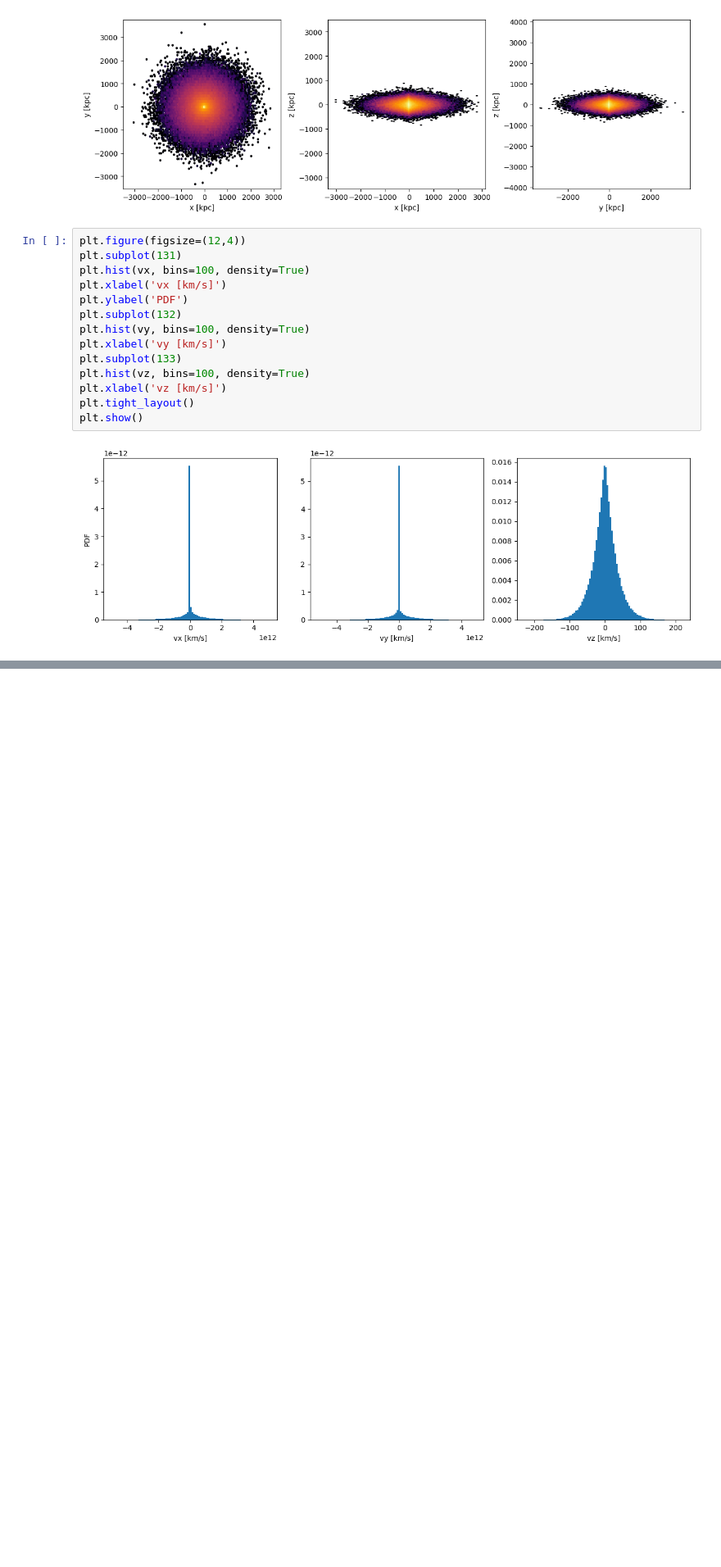
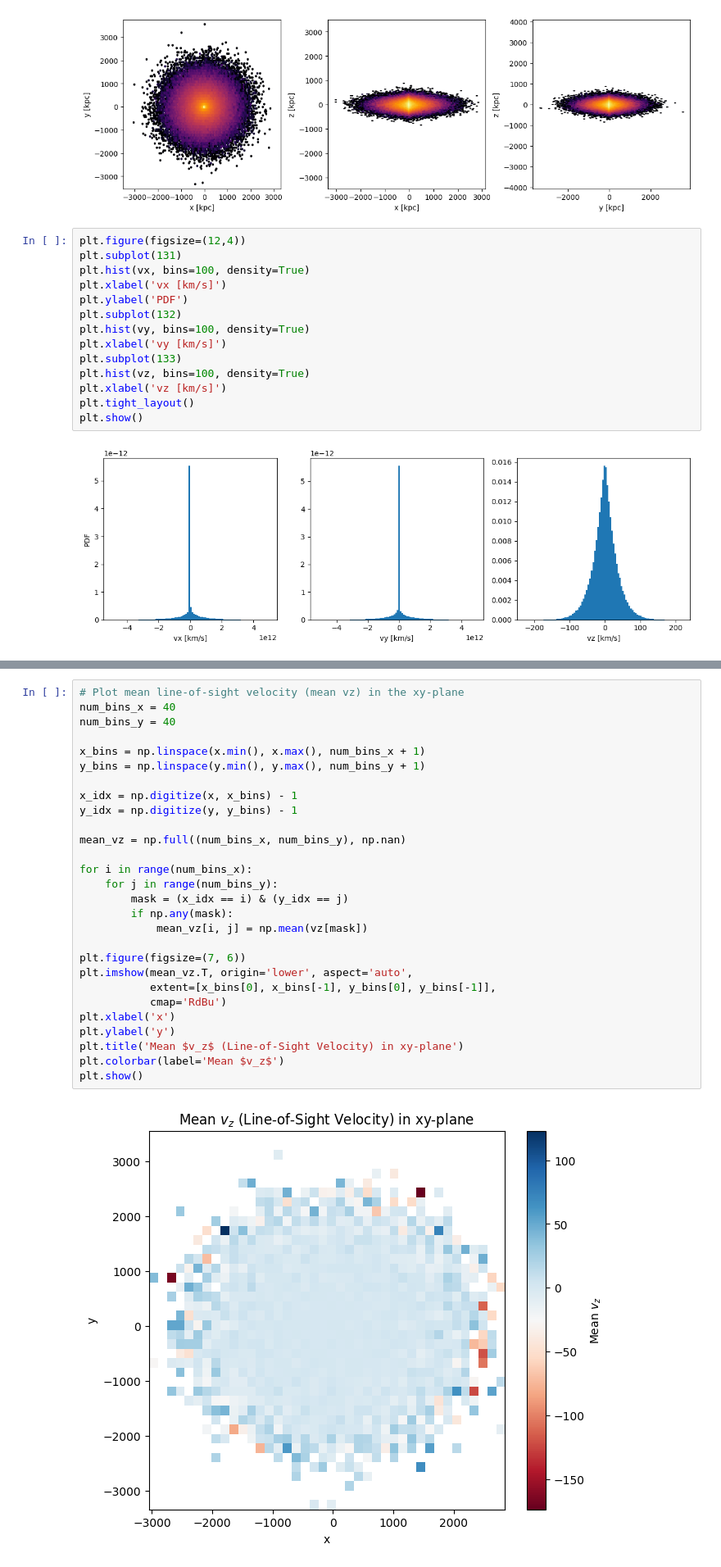
Before and after one commit to anschaible/phoenix, a Jupyter notebook: notebooks/action_sampling.ipynb, the cells around one changed output, grey strips where cells are left out. Shown at 82% size. Cells and saved outputs as stored; diff of their text form; blank space fills up the shorter version.

```diff
--- a/notebooks/action_sampling.ipynb
+++ b/notebooks/action_sampling.ipynb
@@ -108,0 +195,30 @@ plt.show()
+# %%
+# Plot mean line-of-sight velocity (mean vz) in the xy-plane
+num_bins_x = 40
+num_bins_y = 40
+
+x_bins = np.linspace(x.min(), x.max(), num_bins_x + 1)
+y_bins = np.linspace(y.min(), y.max(), num_bins_y + 1)
+
+x_idx = np.digitize(x, x_bins) - 1
+y_idx = np.digitize(y, y_bins) - 1
+
+mean_vz = np.full((num_bins_x, num_bins_y), np.nan)
+
+for i in range(num_bins_x):
+    for j in range(num_bins_y):
+        mask = (x_idx == i) & (y_idx == j)
+        if np.any(mask):
+            mean_vz[i, j] = np.mean(vz[mask])
+
+plt.figure(figsize=(7, 6))
+plt.imshow(mean_vz.T, origin='lower', aspect='auto',
+           extent=[x_bins[0], x_bins[-1], y_bins[0], y_bins[-1]],
+           cmap='RdBu')
+plt.xlabel('x')
+plt.ylabel('y')
+plt.title('Mean $v_z$ (Line-of-Sight Velocity) in xy-plane')
+plt.colorbar(label='Mean $v_z$')
+plt.show()
+# %% [output]
+[figure, added]
```
Also changed, not shown: parts of 4 cells of this notebook, 3 other files.
